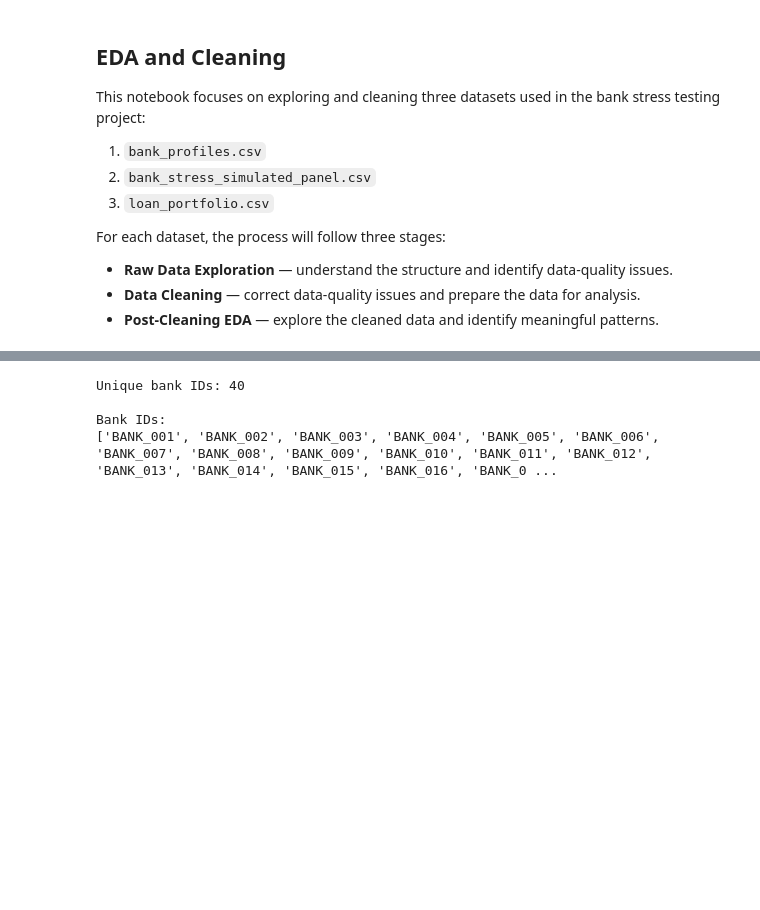
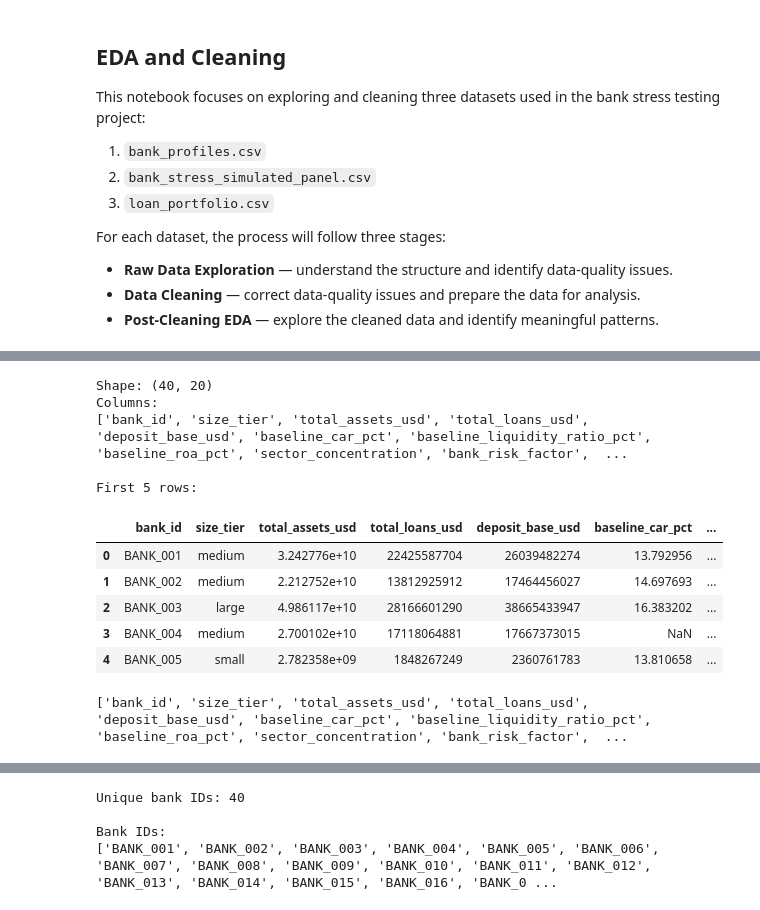
Before and after one commit to Mareeha-Nadeem/bank-stress-testing-simulator, a Jupyter notebook: stress_testing_eda_cleaning.ipynb, the cells around one changed output, grey strips where cells are left out. Saved outputs shown, nothing was run; the diff lists cells and outputs as text; code cells hidden in the pictures; blank space fills up the shorter version.

Commit message:
feat: finalize bank profiles cleaning and EDA

```diff
--- a/stress_testing_eda_cleaning.ipynb
+++ b/stress_testing_eda_cleaning.ipynb
@@ -50,3 +54,30 @@ Shape: (42, 20)
+# %%
+import pandas as pd
+
+test_bank = pd.read_csv("bank_profiles.csv")
+
+print("Shape:", test_bank.shape)
+print("Columns:")
+print(test_bank.columns.tolist())
+
+print("\nFirst 5 rows:")
+display(test_bank.head())
+# %% [output]
+Shape: (40, 20)
+Columns:
+['bank_id', 'size_tier', 'total_assets_usd', 'total_loans_usd', 'deposit_base_usd', 'baseline_car_pct', 'baseline_liquidity_ratio_pct', 'baseline_roa_pct', 'sector_concentration', 'bank_risk_factor',  ...
+
+First 5 rows:
+|  | bank_id | size_tier | total_assets_usd | total_loans_usd | deposit_base_usd | baseline_car_pct | ... |
+| 0 | BANK_001 | medium | 3.242776e+10 | 22425587704 | 26039482274 | 13.792956 | ... |
+| 1 | BANK_002 | medium | 2.212752e+10 | 13812925912 | 17464456027 | 14.697693 | ... |
+| 2 | BANK_003 | large | 4.986117e+10 | 28166601290 | 38665433947 | 16.383202 | ... |
+| 3 | BANK_004 | medium | 2.700102e+10 | 17118064881 | 17667373015 | NaN | ... |
+| 4 | BANK_005 | small | 2.782358e+09 | 1848267249 | 2360761783 | 13.810658 | ... |
+# %%
+print(bank.columns.tolist())
+# %% [output]
+['bank_id', 'size_tier', 'total_assets_usd', 'total_loans_usd', 'deposit_base_usd', 'baseline_car_pct', 'baseline_liquidity_ratio_pct', 'baseline_roa_pct', 'sector_concentration', 'bank_risk_factor',  ...
 # %%
 bank.info()
 # %% [output]
```
Also changed, not shown: parts of 18 cells of this notebook, 1 other file.
